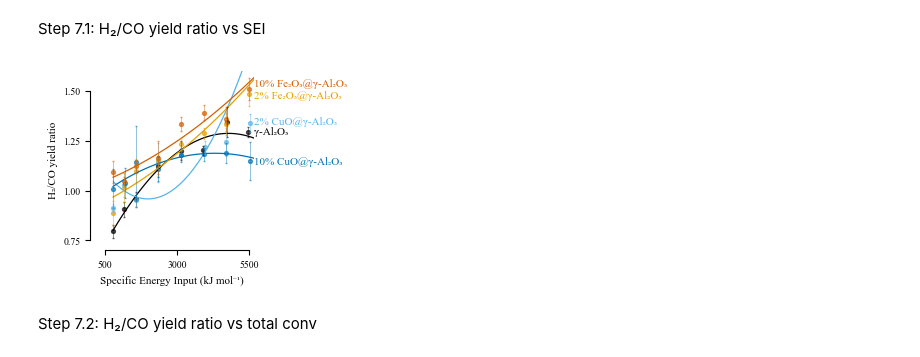
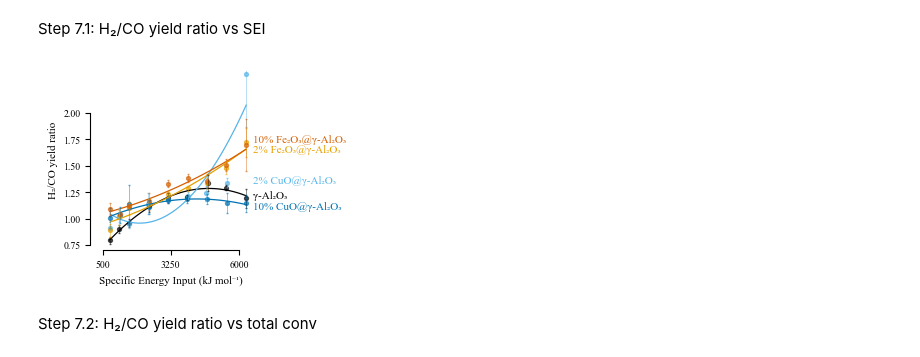
Before and after one commit to sbossier/ladca_incat_envecon_paper, a Jupyter notebook: ipynb/visualisation_chemical.ipynb, the cells around one changed output. Saved outputs shown, nothing was run; the diff lists cells and outputs as text; code cells hidden in the pictures.

```diff
--- a/ipynb/visualisation_chemical.ipynb
+++ b/ipynb/visualisation_chemical.ipynb
@@ -896,16 +994,18 @@ g = sns.lmplot(
 	hue='material_name',
 	palette=cb_colors,
 	col='compound',
-	col_order=['CO', 'C₂H₆', 'C₂H₄', 'C₂H₂', 'C₃H₈', 'CH₃OCH₃', 'CH₃OH', 'C₂H₅OH'],
+	col_order=[
+		'CO', 'C₂H₆', 'C₂H₄', 'C₂H₂',
+		'C₃H₈', 'CH₃OCH₃', 'CH₃OH', 'C₂H₅OH'
+	],
 	height=5/2.54,
 	aspect=1,
+	legend=True,
+	ci=None,
 	order=2,
-	ci=False,
-	legend=True,
-	scatter_kws={'s': 8, 'alpha': alpha},
-	line_kws={'lw': 0.9},
-	facet_kws={'sharey': False,
-			   'legend_out': False},
+	facet_kws={'sharey': False, 'legend_out': False},
+	scatter_kws={'s': 8},
+	line_kws={'lw': 1, 'alpha': alpha},
 	col_wrap=3
 )
 
@@ -1128,46 +1228,46 @@ for material_name in df_ratio['material_name'].unique():
 			capsize=1,
 			alpha=0.6
 		)
 
 g.set_xlabels('Specific Energy Input (kJ mol⁻¹)', fontsize=8)
 g.set_ylabels('H₂/CO yield ratio', fontsize=8)
 
 # Define the label points manually
 label_points = {
-	'γ-Al₂O₃': (5600, 1.28),
-	'2% CuO@γ-Al₂O₃': (5600, 1.33),
-	'2% Fe₂O₃@γ-Al₂O₃': (5600, 1.46),
-	'10% CuO@γ-Al₂O₃': (5600, 1.13),
-	'10% Fe₂O₃@γ-Al₂O₃':  (5600, 1.52)
+	'γ-Al₂O₃': (6500, 1.19),
+	'2% CuO@γ-Al₂O₃': (6500, 1.33),
+	'2% Fe₂O₃@γ-Al₂O₃': (6500, 1.62),
+	'10% CuO@γ-Al₂O₃': (6500, 1.08),
+	'10% Fe₂O₃@γ-Al₂O₃':  (6500, 1.72)
 }
 
 # Loop through each item in label_points
 # and add a text label with an offset
 for material_name, (x, y) in label_points.items():
 	ax.annotate(
 		text=material_name,
 		xy=(x, y),
 		xytext=(1,0),
 		textcoords='offset points',
 		fontsize=8,
 		color=cb_colors[material_name]
 	)
 
-ax.set_xlim(0, 5650)
-ax.spines['bottom'].set_bounds(500, 5500)
-ax.set_xticks(ticks=[500, 3000, 5500])
+ax.set_xlim(0, 6500)
+ax.spines['bottom'].set_bounds(500, 6000)
+ax.set_xticks(ticks=[500, 3250, 6000])
 
-ax.set_ylim(0.7, 1.6)
-ax.spines['left'].set_bounds(0.75, 1.5)
-ax.set_yticks(ticks=[0.75, 1.0, 1.25, 1.5])
+ax.set_ylim(0.7, 2.4)
+ax.spines['left'].set_bounds(0.75, 2.0)
+ax.set_yticks(ticks=[0.75, 1.0, 1.25, 1.5, 1.75, 2.0])
 
 plt.tight_layout()
 plt.savefig(
-	r'C:\Users\sbossier\Dropbox\Apps\Overleaf\ladca_incat_envecon_paper_elsevier\figs\sander_ratio_vs_sei.pdf'
+	r'C:\Users\sande\Dropbox\Apps\Overleaf\ladca_incat_envecon_paper_elsevier\figs\sander_ratio_vs_sei.pdf'
 )
 plt.show()
 # %% [output]
-[figure, old version]
+[figure, new version]
 # %% [markdown]
 Step 7.2: H₂/CO yield ratio vs total conv
 # %%
```
Also changed, not shown: parts of 15 cells of this notebook.
